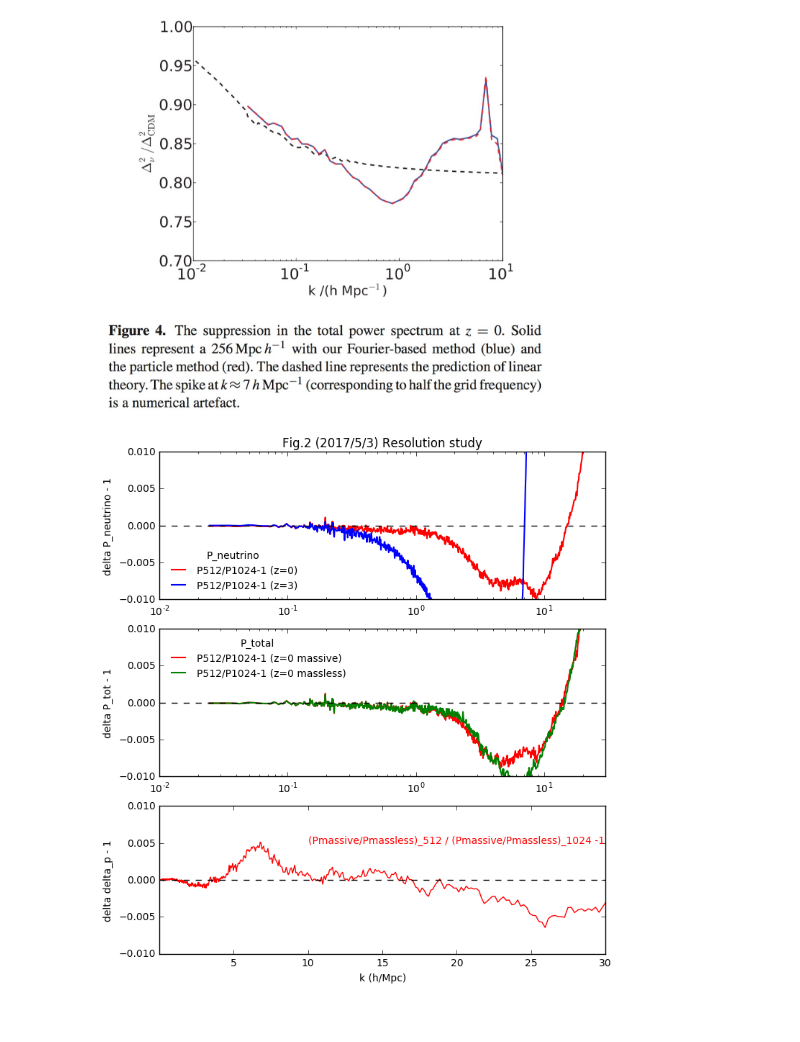
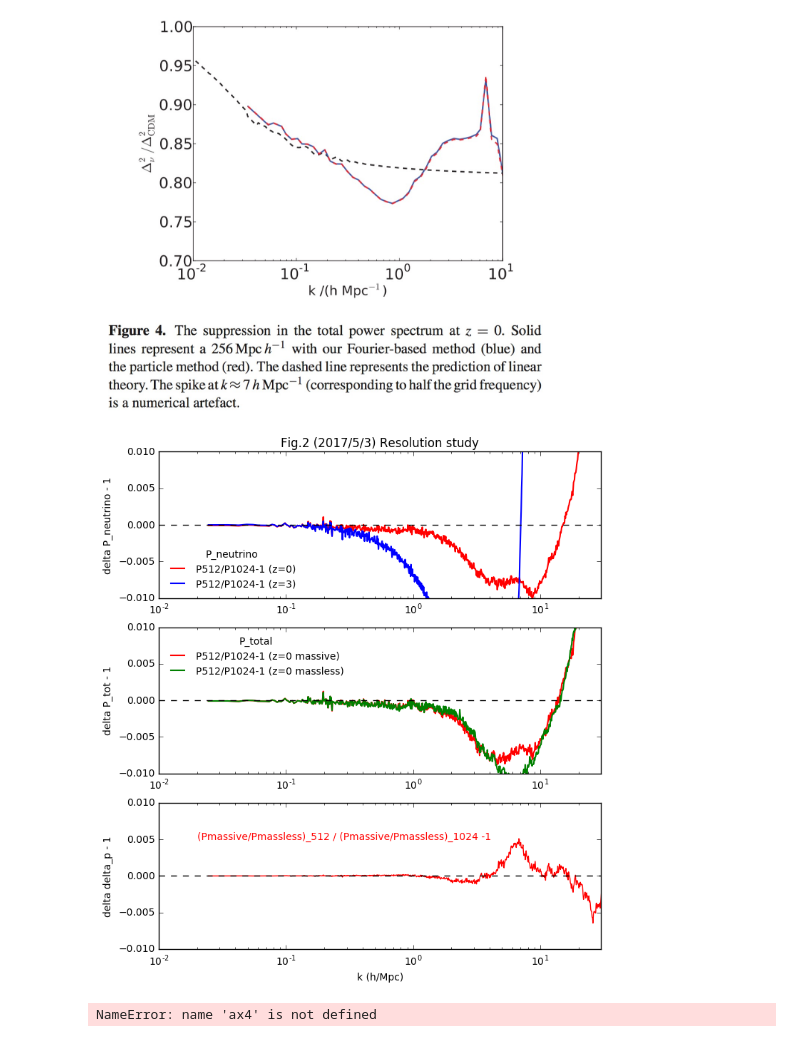
Before and after one commit to liuxx479/neutrino-batch, a Jupyter notebook: plot-matterps.ipynb, the cells around one changed output. Saved outputs shown, nothing was run; the diff lists cells and outputs as text; code cells hidden in the pictures.

Commit message:
add IC study fig.3

```diff
--- a/plot-matterps.ipynb
+++ b/plot-matterps.ipynb
@@ -173,32 +173,33 @@ ax.plot(knbnu1_z0_IC99, Pnbnu1_z0_IC99/Pnu_z0-1, 'r-',lw=1.5,label='P512/P1024-1
 ax.plot(knbnu1_z3_IC99, Pnbnu1_z3_IC99/Pnu_z3-1, 'b-',lw=1.5,label='P512/P1024-1 (z=3)')
 
 #ax.plot(k_arr, ratio_nu_z3*Pcamb1_z3_interp, 'k-',lw=1.5,label='linear (z=3)')
 
 ax.set_ylabel('delta P_neutrino - 1')
 ax.set_xscale('log')
 #ax.set_yscale('log')
 ax.set_xlim(1e-2, 30)
 ax.set_ylim(-0.01,0.01)
 ax.plot([1e-2, 30],[0,0],'k--')
 ax.set_title('Fig.2 (2017/5/3) Resolution study')
 ax.legend(frameon=0,loc=3,fontsize=10,ncol=1,title='P_neutrino')
 
 ax2.plot(knb1_IC99, Pnb1_IC99/Pnb1-1, 'r-',lw=1.5,label='P512/P1024-1 (z=0 massive)')
 ax2.plot(knb0_IC99, Pnb0_IC99/Pnb0-1, 'g-',lw=1.5,label='P512/P1024-1 (z=0 massless)')
 ax2.set_ylabel('delta P_tot - 1')
 ax2.set_xscale('log')
 ax2.set_xlim(1e-2, 30)
 ax2.set_ylim(-0.01, 0.01)
 ax2.legend(frameon=0,loc=0,fontsize=10,ncol=1,title='P_total')
 ax2.plot([1e-2, 30],[0,0],'k--')
 
 ax3.plot(knb1_IC99, (Pnb1_IC99/Pnb0_IC99)/(Pnb1/Pnb0)-1, 'r-',label='delta512/delta1024-1')
 ax3.plot([1e-2, 30],[0,0],'k--')
 ax3.set_ylabel('delta delta_p - 1')
-ax3.text(10,0.005,'(Pmassive/Pmassless)_512 / (Pmassive/Pmassless)_1024 -1',color='r')
+ax3.text(0.02,0.005,'(Pmassive/Pmassless)_512 / (Pmassive/Pmassless)_1024 -1',color='r')
 ax3.set_ylim(-0.01, 0.01)
 ax3.set_xlim(1e-2, 30)
+ax3.set_xscale('log')
 ax3.set_xlabel('k (h/Mpc)')
 show()
 # %% [output]
-[figure, old version]
+[figure, new version]
@@ -241,0 +206,30 @@ show()
+# %%
+f=figure(figsize=(8,9))
+ax1=f.add_subplot(311)
+ax2=f.add_subplot(312)
+ax3=f.add_subplot(313)
+
+ax1.plot(knb1, Pnbnu1_z3_IC49/Pnbnu1_z3_IC99-1, 'r-',lw=1.5,label='P49/P99-1 (z=3)')
+ax1.set_ylabel('delta P_neutrino - 1')
+ax1.set_title('Fig.3 (2017/5/3) IC redshift study')
+ax1.legend(frameon=0,loc=0,fontsize=10,ncol=1,title='P_neutrino')
+
+ax2.plot(knb1_IC99, Pnb1_z3_IC49/Pnb1_z3_IC99-1, 'r-',lw=1.5,label='P49/P99-1 (z=3 massive)')
+ax2.plot(knb1_IC99, Pnb0_z3_IC49/Pnb0_z3_IC99-1, 'b-',lw=1.5,label='P49/P99-1 (z=3 massless)')
+ax2.set_ylabel('delta P_tot - 1')
+ax2.legend(frameon=0,loc=0,fontsize=10,ncol=1,title='P_total')
+
+ax3.plot(knb1_IC99, (Pnb1_z3_IC49/Pnb0_z3_IC49)/(Pnb1_z3_IC99/Pnb0_z3_IC99)-1, 'r-',label='deltaz49/deltaz99-1')
+ax3.set_ylabel('delta delta_p - 1')
+ax3.text(0.02,0.03,'(Pmassive/Pmassless)_IC49 / (Pmassive/Pmassless)_IC99 -1',color='r')
+ax3.set_ylim(-0.05, 0.05)
+ax3.set_xlabel('k (h/Mpc)')
+
+for ax in [ax1,ax2,ax3],ax4]:
+    ax.set_xscale('log')
+    ax.set_xlim(1e-2, 30)
+    ax.plot([1e-2, 30],[0,0],'k--')
+
+show()
+# %% [output]
+NameError: name 'ax4' is not defined
```
Also changed, not shown: parts of 1 cell of this notebook.
